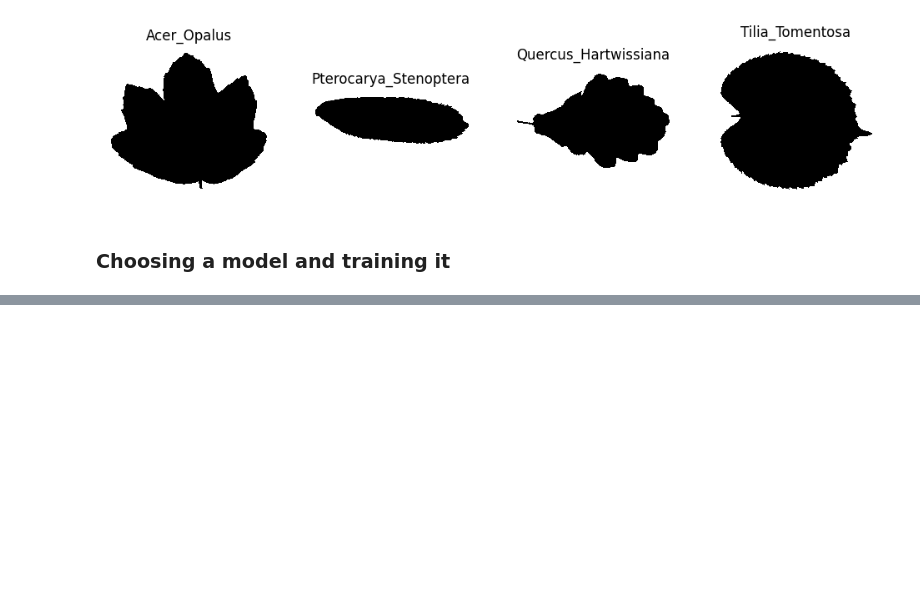
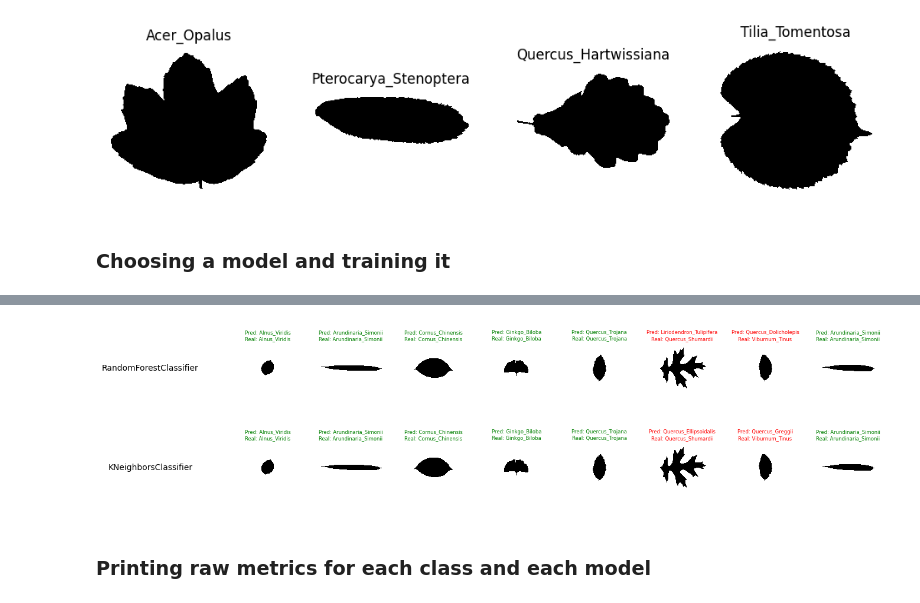
Before and after one commit to tom-sartori/IFT712, a Jupyter notebook: image_classification.ipynb, the cells around one changed output, grey strips where cells are left out. Drawn from its saved outputs; the diff is of its cells as text; code cells hidden in the pictures; blank space fills up the shorter version.

```diff
--- a/image_classification.ipynb
+++ b/image_classification.ipynb
@@ -57,14 +57,18 @@ from sklearn.ensemble import AdaBoostClassifier
 from sklearn.discriminant_analysis import LinearDiscriminantAnalysis
 
 # Creating a classifier: a support vector classifier
-# clf = svm.SVC(gamma=0.001)
-clf = RandomForestClassifier(n_jobs=-1)
-# clf = KNeighborsClassifier(6, n_jobs=-1)
-# clf = AdaBoostClassifier()
-# clf = GradientBoostingClassifier()
+classifiers = [
+    # svm.SVC(gamma=0.001),
+    RandomForestClassifier(n_jobs=-1),
+    KNeighborsClassifier(6, n_jobs=-1),
+    # AdaBoostClassifier(),
+    # GradientBoostingClassifier(),
+
+]
 
 # Fitting the classifier on the training set
-clf.fit(data.x_image_train, data.y_image_train)
+for clf in classifiers:
+    clf.fit(data.x_image_train, data.y_train)
 
 # Predicting the species on the test set
-predicted = clf.predict(data.x_image_test)
+predicted = [clf.predict(data.x_image_test) for clf in classifiers]
@@ -72,0 +80,19 @@ KeyboardInterrupt:
+# %%
+# Plotting the predictions and the ground truth on top of the images for each classifier
+_, axes = plt.subplots(nrows=len(classifiers), ncols=9, figsize=(16, 2*len(classifiers)))
+for i, clf in enumerate(classifiers):
+    clf_name = clf.__class__.__name__
+    for ax, image, prediction, actual_label in zip(axes[i][1:], data.x_image_test, predicted[i][:8], data.y_test):
+        ax.set_axis_off()
+        image = image.reshape(data.resized_images_width, data.resized_images_height)
+        ax.imshow(image, cmap=plt.cm.gray_r, interpolation="nearest")
+        if prediction == actual_label:
+            ax.set_title(f'Pred: {prediction}\nReal: {actual_label}', fontsize=6, color='green')
+        else:
+            ax.set_title(f'Pred: {prediction}\nReal: {actual_label}', fontsize=6, color='red')
+    axes[i][0].set_axis_off()
+    axes[i][0].text(0, 0.5, clf_name, fontsize=10, ha='center', va='center')
+# %% [output]
+[figure, added]
+# %% [markdown]
+### Printing raw metrics for each class and each model
```
Also changed, not shown: parts of 8 cells of this notebook.
